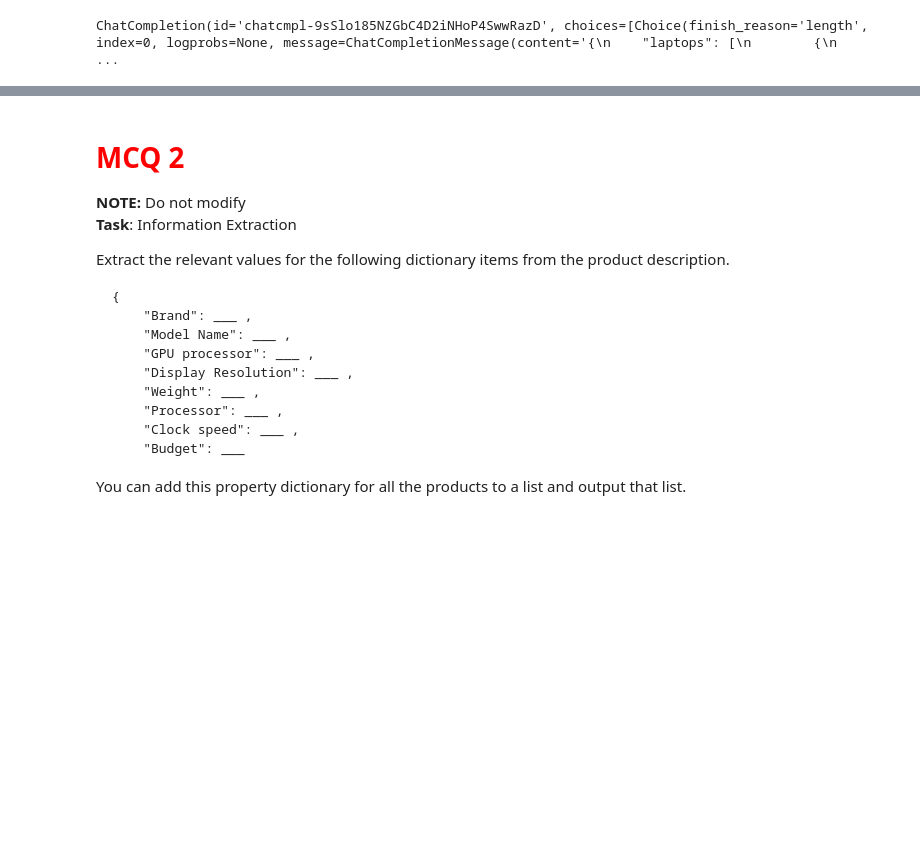
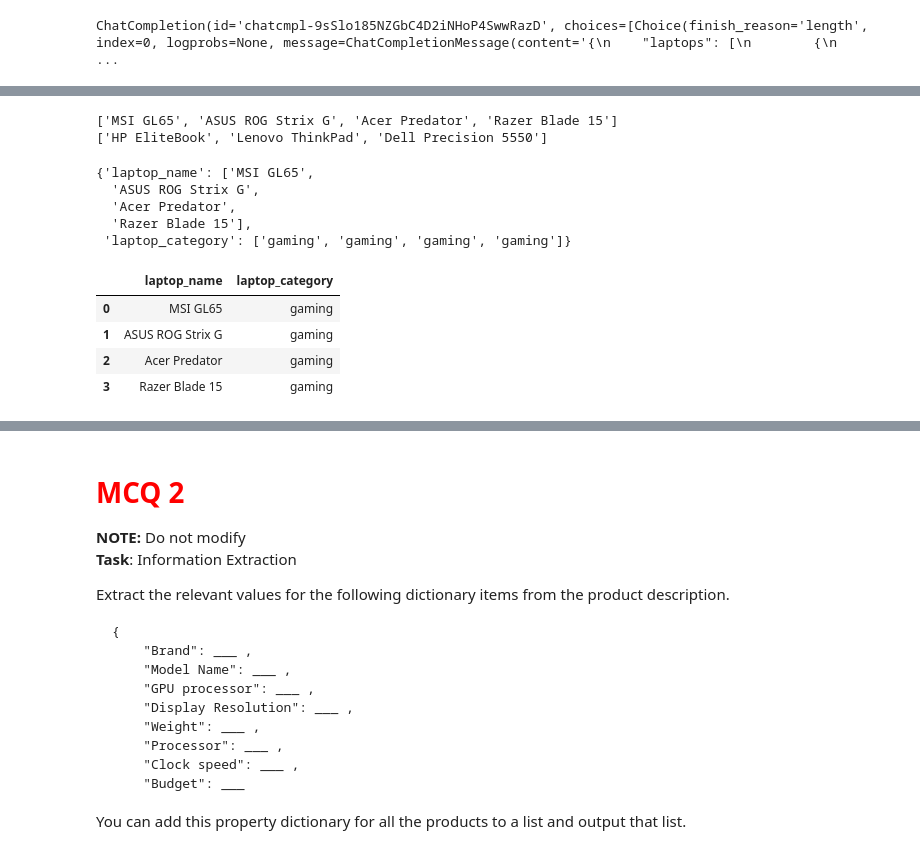
Before and after one commit to vishwjeetgithub/OpenAI, a Jupyter notebook: Working_with_OpenAI_APIs_Comprehension_Qs_Starter_Notebook.ipynb, the cells around one changed output, grey strips where cells are left out. Saved outputs shown, nothing was run; the diff lists cells and outputs as text; code cells hidden in the pictures; blank space fills up the shorter version.

```diff
--- a/Working_with_OpenAI_APIs_Comprehension_Qs_Starter_Notebook.ipynb
+++ b/Working_with_OpenAI_APIs_Comprehension_Qs_Starter_Notebook.ipynb
@@ -303,0 +344,8 @@ ChatCompletion(id='chatcmpl-9sSlo185NZGbC4D2iNHoP4SwwRazD', choices=[Choice(fini
+# %%
+laptop_json = json.loads(query_response.choices[0].message.content)
+# %%
+print(laptop_json['gaming_laptops'])
+print(laptop_json['programming_laptops'])
+# %% [output]
+['MSI GL65', 'ASUS ROG Strix G', 'Acer Predator', 'Razer Blade 15']
+['HP EliteBook', 'Lenovo ThinkPad', 'Dell Precision 5550']
@@ -303,0 +357,8 @@ ChatCompletion(id='chatcmpl-9sSlo185NZGbC4D2iNHoP4SwwRazD', choices=[Choice(fini
+# %%
+laptop_cat_dict
+# %% [output]
+{'laptop_name': ['MSI GL65',
+  'ASUS ROG Strix G',
+  'Acer Predator',
+  'Razer Blade 15'],
+ 'laptop_category': ['gaming', 'gaming', 'gaming', 'gaming']}
@@ -303,0 +367,8 @@ ChatCompletion(id='chatcmpl-9sSlo185NZGbC4D2iNHoP4SwwRazD', choices=[Choice(fini
+# %%
+final_df
+# %% [output]
+|  | laptop_name | laptop_category |
+| 0 | MSI GL65 | gaming |
+| 1 | ASUS ROG Strix G | gaming |
+| 2 | Acer Predator | gaming |
+| 3 | Razer Blade 15 | gaming |
```
Also changed, not shown: parts of 11 cells of this notebook.
